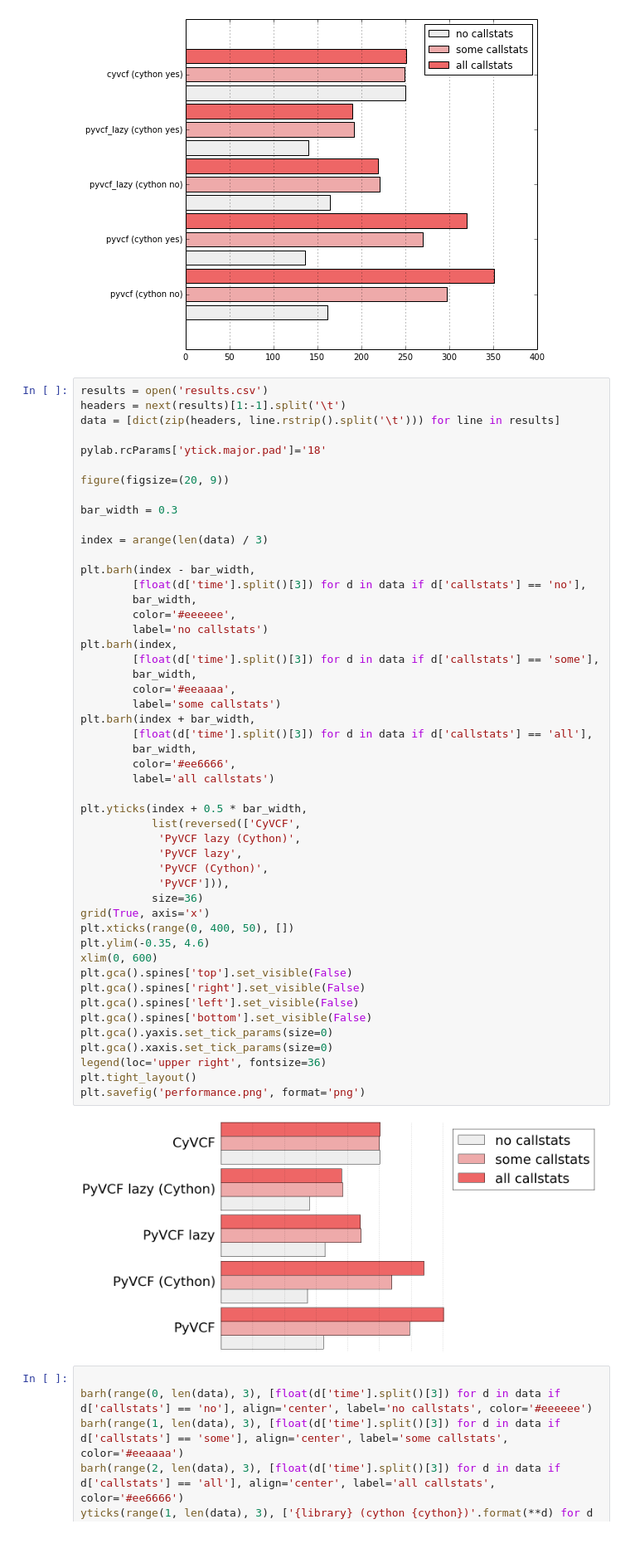
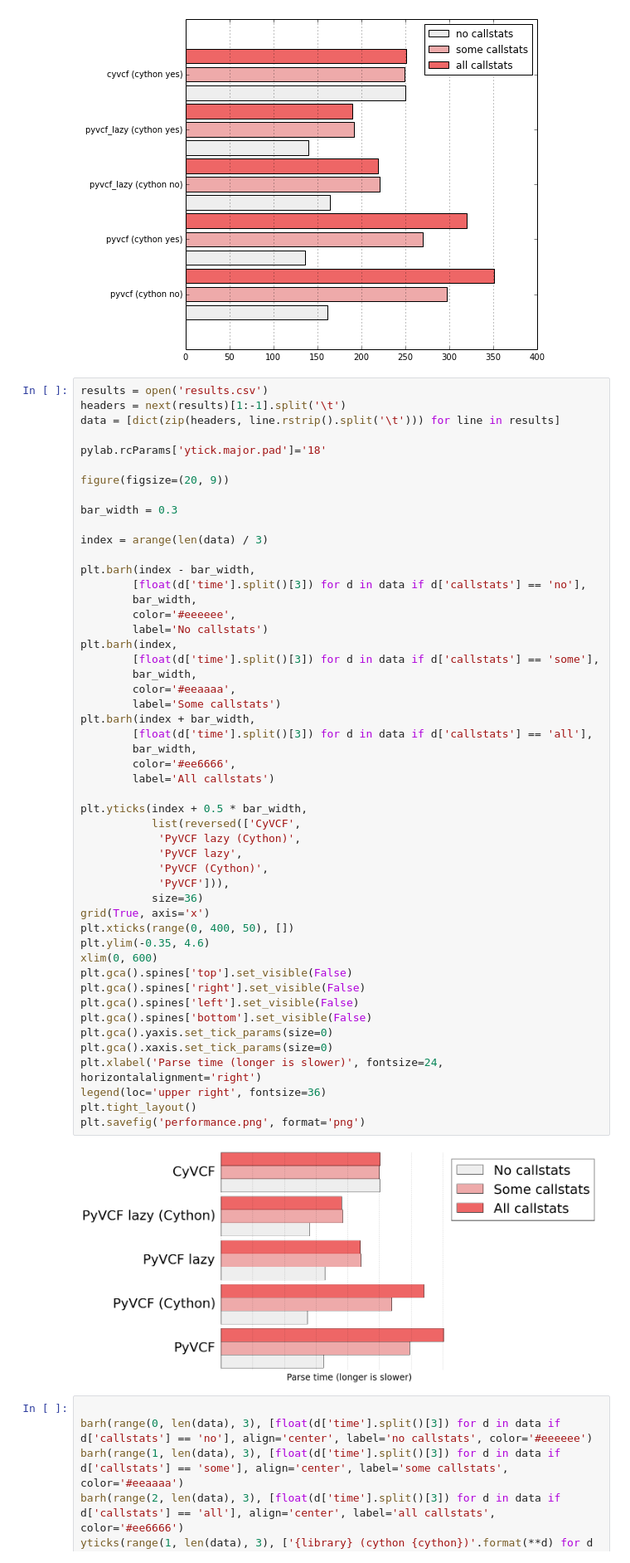
Before and after one commit to martijnvermaat/pyvcf-presentation, a Jupyter notebook: pictures/pictures.ipynb, the cells around one changed output. Shown: that part at 83% size. Cells and saved outputs as stored; diff of their text form.

```diff
--- a/pictures/pictures.ipynb
+++ b/pictures/pictures.ipynb
@@ -48,40 +48,41 @@ plt.barh(index - bar_width,
         [float(d['time'].split()[3]) for d in data if d['callstats'] == 'no'],
         bar_width,
         color='#eeeeee',
-        label='no callstats')
+        label='No callstats')
 plt.barh(index,
         [float(d['time'].split()[3]) for d in data if d['callstats'] == 'some'],
         bar_width,
         color='#eeaaaa',
-        label='some callstats')
+        label='Some callstats')
 plt.barh(index + bar_width,
         [float(d['time'].split()[3]) for d in data if d['callstats'] == 'all'],
         bar_width,
         color='#ee6666',
-        label='all callstats')
+        label='All callstats')
 
 plt.yticks(index + 0.5 * bar_width,
            list(reversed(['CyVCF',
             'PyVCF lazy (Cython)',
             'PyVCF lazy',
             'PyVCF (Cython)',
             'PyVCF'])),
            size=36)
 grid(True, axis='x')
 plt.xticks(range(0, 400, 50), [])
 plt.ylim(-0.35, 4.6)
 xlim(0, 600)
 plt.gca().spines['top'].set_visible(False)
 plt.gca().spines['right'].set_visible(False)
 plt.gca().spines['left'].set_visible(False)
 plt.gca().spines['bottom'].set_visible(False)
 plt.gca().yaxis.set_tick_params(size=0)
 plt.gca().xaxis.set_tick_params(size=0)
+plt.xlabel('Parse time (longer is slower)', fontsize=24, horizontalalignment='right')
 legend(loc='upper right', fontsize=36)
 plt.tight_layout()
 plt.savefig('performance.png', format='png')
 # %% [output]
-[figure, old version]
+[figure, new version]
 # %%
 
 barh(range(0, len(data), 3), [float(d['time'].split()[3]) for d in data if d['callstats'] == 'no'], align='center', label='no callstats', color='#eeeeee')
```
Also changed, not shown: 2 other files.
